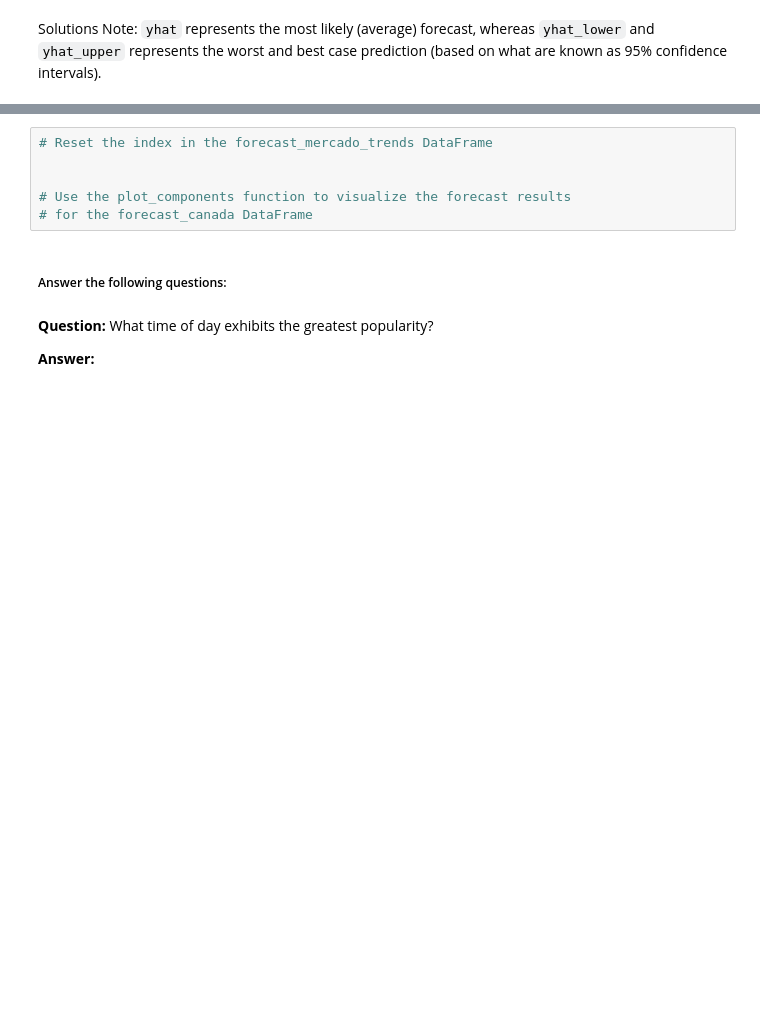
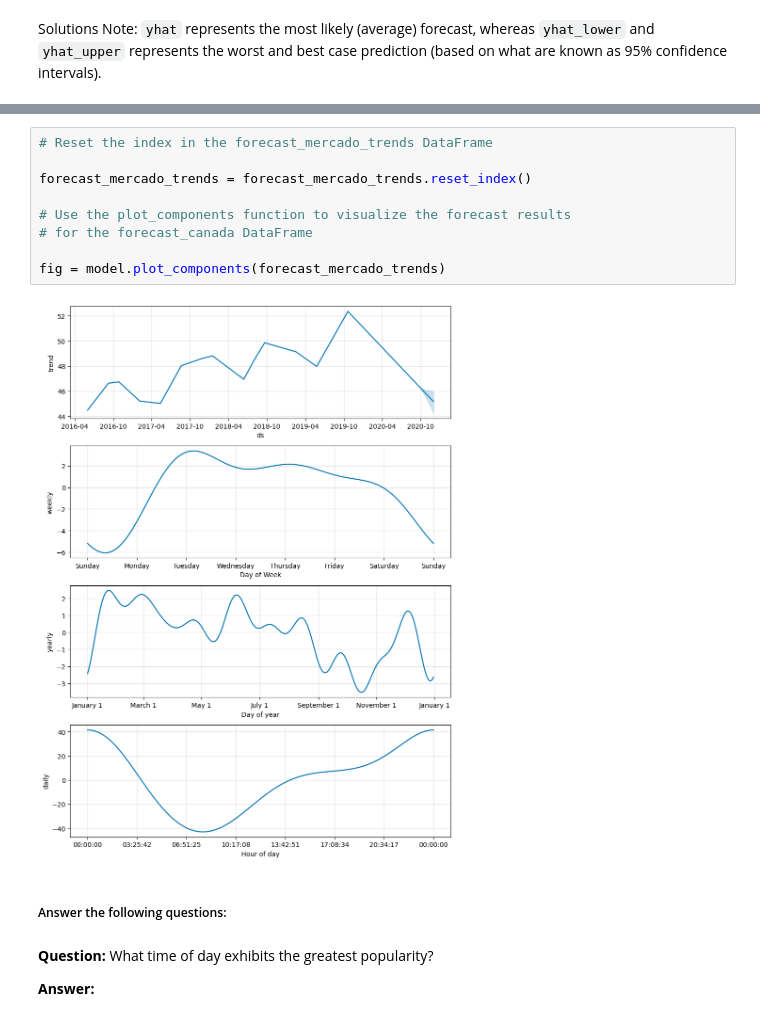
Before and after one commit to oigwe-frx/prophet-challenge, a Jupyter notebook: forecasting_net_prophet.ipynb, the cells around one changed output, grey strips where cells are left out. Saved outputs shown, nothing was run; the diff lists cells and outputs as text; blank space fills up the shorter version.

```diff
--- a/forecasting_net_prophet.ipynb
+++ b/forecasting_net_prophet.ipynb
@@ -485,9 +560,14 @@ Solutions Note: `yhat` represents the most likely (average) forecast, whereas `y
 # %%
 # Reset the index in the forecast_mercado_trends DataFrame
 
+forecast_mercado_trends = forecast_mercado_trends.reset_index()
 
 # Use the plot_components function to visualize the forecast results
 # for the forecast_canada DataFrame
+
+fig = model.plot_components(forecast_mercado_trends)
+# %% [output]
+[figure, added]
 # %% [markdown]
 ##### Answer the following questions:
 # %% [markdown]
```
Also changed, not shown: parts of 8 cells of this notebook.
